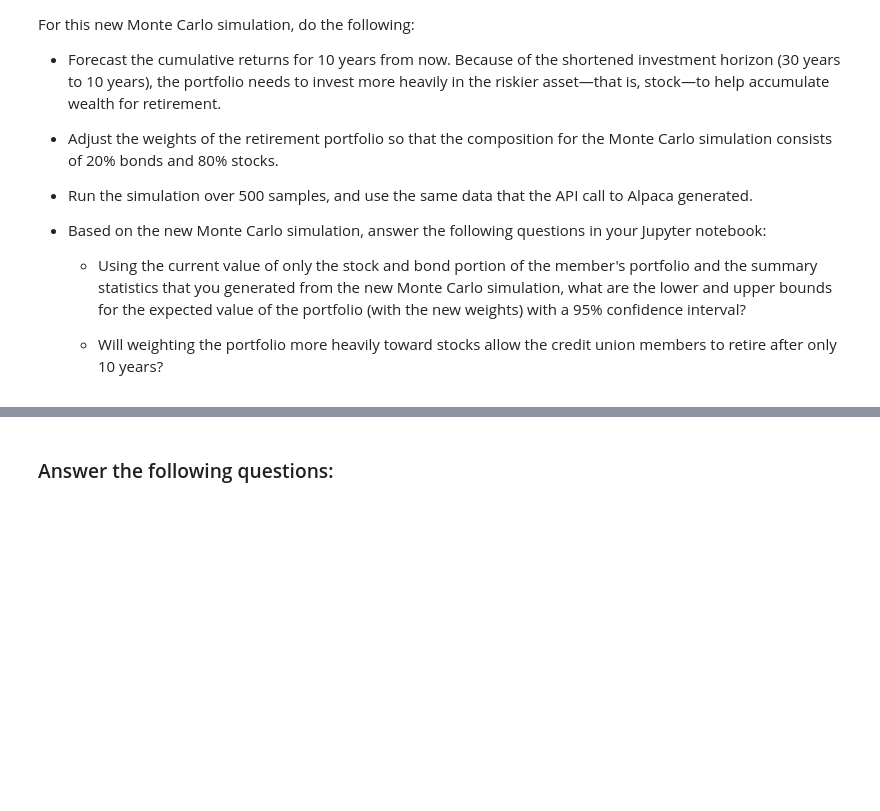
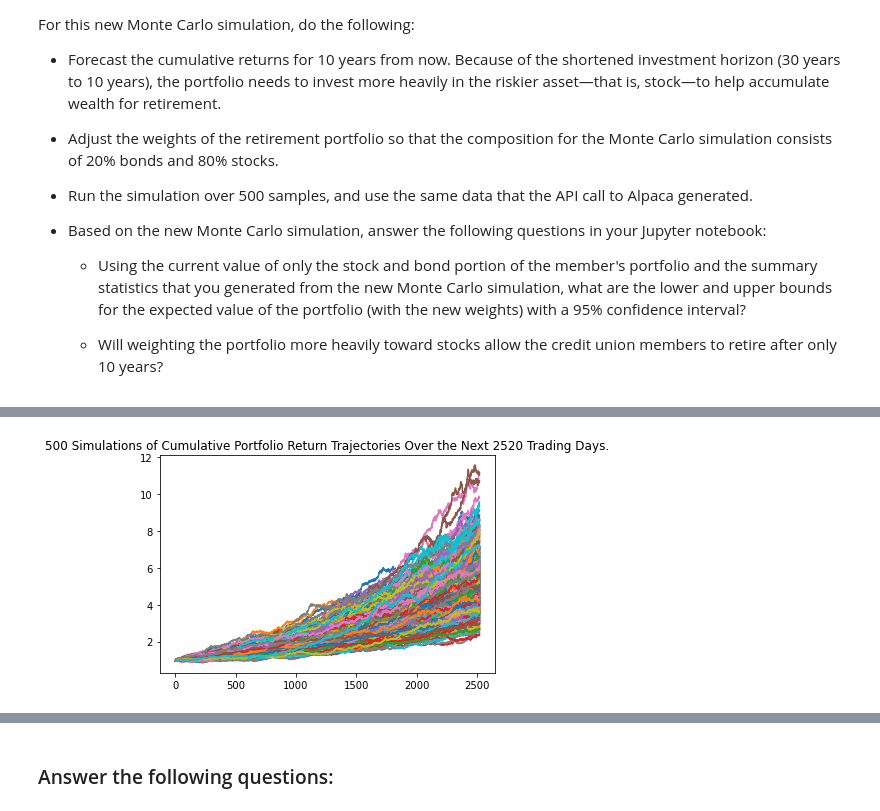
Before and after one commit to flyfishjay/challenge_week_5, a Jupyter notebook: financial_planning_tools.ipynb, the cells around one changed output, grey strips where cells are left out. Cells and saved outputs as stored; diff of their text form; code cells hidden in the pictures; blank space fills up the shorter version.

```diff
--- a/financial_planning_tools.ipynb
+++ b/financial_planning_tools.ipynb
@@ -621,7 +612,14 @@ For this new Monte Carlo simulation, do the following:
 # Configure a Monte Carlo simulation to forecast 10 years cumulative returns
 # The weights should be split 20% to AGG and 80% to SPY.
 # Run 500 samples.
-# YOUR CODE HERE
+
+MC_20_80 = MCSimulation(
+    portfolio_data = prices_df,
+    weights = [.20,.80],
+    num_simulation = 500,
+    num_trading_days = 252*10
+)
+
 
 # Review the simulation input data
-# YOUR CODE HERE
+MC_20_80.portfolio_data.head()
@@ -631,7 +669,9 @@ For this new Monte Carlo simulation, do the following:
 # %%
 # Visualize the 10-year Monte Carlo simulation by creating an
 # overlay line plot
-# YOUR CODE HERE
+MC_20_80_line = MC_20_80.plot_simulation()
+# %% [output]
+[figure, added]
 # %%
 # Visualize the probability distribution of the 10-year Monte Carlo simulation
 # by plotting a histogram
```
Also changed, not shown: parts of 17 cells of this notebook.
